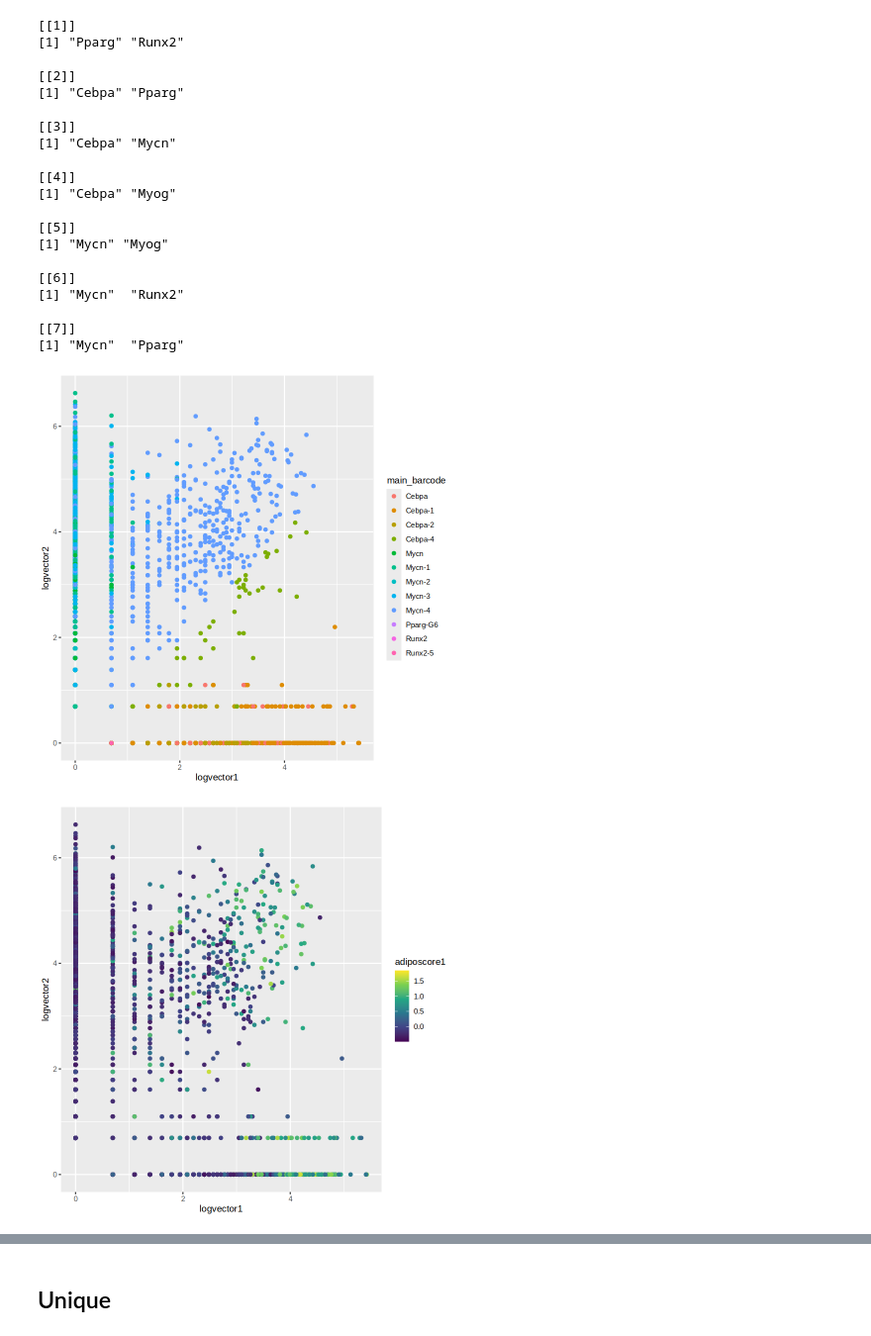
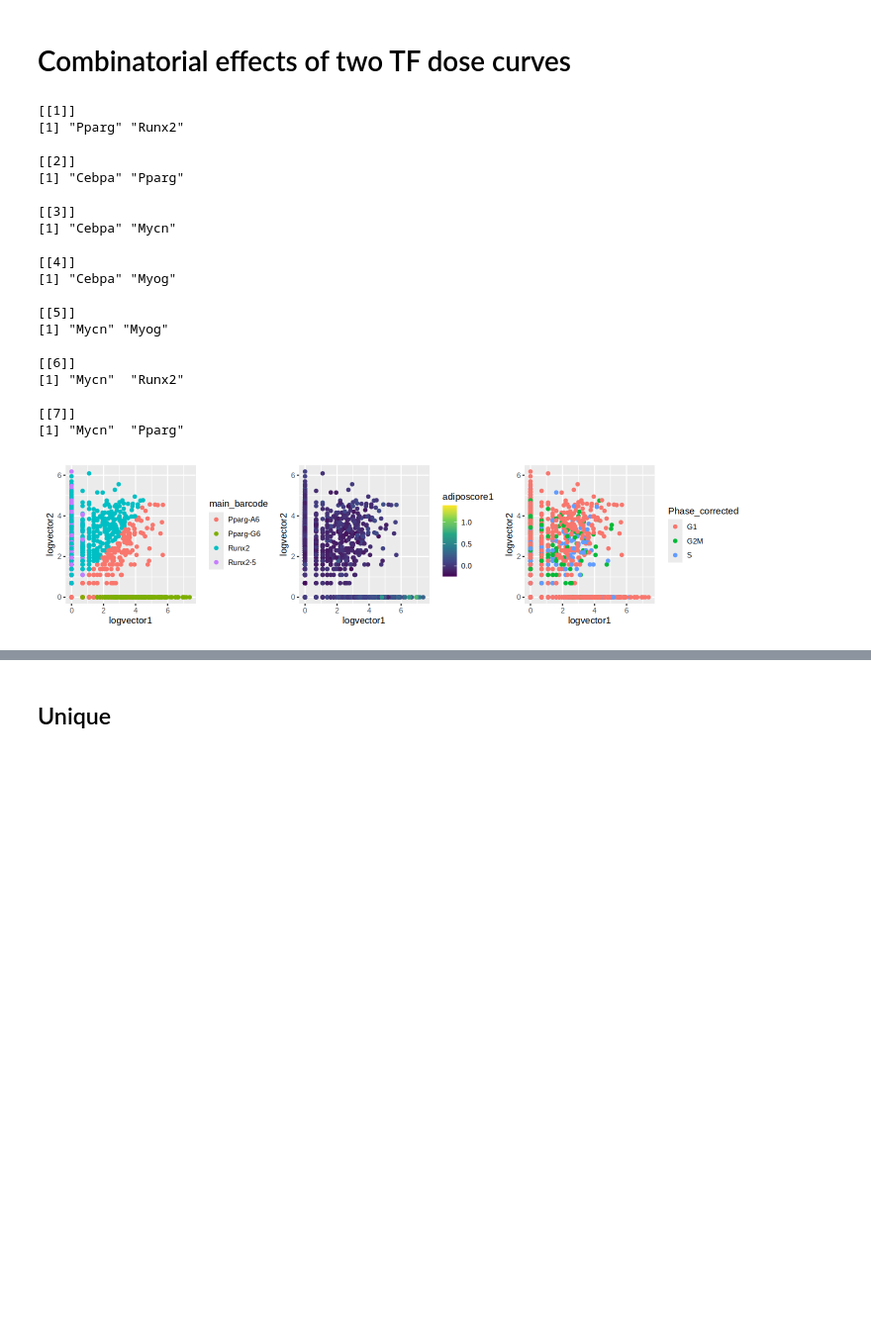
Before and after one commit to DeplanckeLab/TF-seq, a Jupyter notebook: code/ZZ_Combinations/3-pairwise_dosage.ipynb, the cells around one changed output, grey strips where cells are left out. Shown at 99% size. Cells and saved outputs as stored; diff of their text form; code cells hidden in the pictures; blank space fills up the shorter version.

Commit message:
Update combinatorial dose effect script

```diff
--- a/code/ZZ_Combinations/3-pairwise_dosage.ipynb
+++ b/code/ZZ_Combinations/3-pairwise_dosage.ipynb
@@ -1 +1,3 @@
+# %% [markdown]
+# Combinatorial effects of two TF dose curves
 # %%
@@ -20,65 +44,44 @@ seu_diffexps <- read_rds(file.path(output_folder, "seu_diffexps.rds"))
 # %%
-## Look at diffexp of single combination
-plot_folder <- file.path(getwd(), "output")
-dir.create(plot_folder, showWarnings = FALSE, recursive = TRUE)
-
-heatmap_folder <- file.path(getwd(), "singletf_interaction", "heatmaps")
-dir.create(heatmap_folder, showWarnings = FALSE, recursive = TRUE)
-
-theme_heatmap <- function(plot, combination, legend = TRUE){
-  plot <- plot +
-    coord_fixed() +
-    theme_minimal() +
-    theme(panel.grid.major = element_blank(), panel.grid.minor = element_blank(),
-          axis.text.x = element_text(angle = 90, vjust = 0.5, hjust=1)) +
-    ggtitle(paste0(toupper(combination[[1]]), "+", toupper(combination[[2]]))) +
-    theme(legend.position = "none") +
-    theme(axis.text.x = element_text(angle = 90, vjust = 0.5, hjust=1)) +
-    theme_classic() +
-    theme(
-      title = element_text(size = 8),
-      axis.text = element_text(size = 7),
-      axis.title = element_text(size = 8),
-    )
-  if (!legend) {
-    plot <- plot + theme(legend.position="none")
-  }
-  plot
-}
-
-## Plot dosages and barcodes
 combinations
 
-combination_ix <- 3
+source("functions-combinations.R")
+
+combination_ix <- 1
 combination <- combinations[[combination_ix]]
 seu_diffexp <- seu_diffexps[[combination_ix]]
 
 plotdata <- seu_diffexp@meta.data
 plotdata$main_barcode <- rownames(seu_diffexp@assays$bcumi@counts)[apply(seu_diffexp@assays$bcumi@counts, 2, which.max)]
 
-ggplot(plotdata, aes(logvector1, logvector2)) + geom_point(aes(colour = main_barcode))
-ggplot(plotdata, aes(logvector1, logvector2)) + geom_point(aes(colour = adiposcore1)) + scale_colour_viridis_c()
-ggplot(plotdata, aes(logvector1, logvector2)) + geom_point(aes(colour = Phase_corrected))
+options(repr.plot.width = 12, repr.plot.height = 3)
+plots <- (ggplot(plotdata, aes(logvector1, logvector2)) + geom_point(aes(colour = main_barcode))
+    ) + (
+
+    ggplot(plotdata, aes(logvector1, logvector2)) + geom_point(aes(colour = adiposcore1)) + scale_colour_viridis_c()
+    ) + (
+
+    ggplot(plotdata, aes(logvector1, logvector2)) + geom_point(aes(colour = Phase_corrected))
+    )
+plots
 # %% [output]
 [[1]]
 [1] "Pparg" "Runx2"
 
 [[2]]
 [1] "Cebpa" "Pparg"
 
 [[3]]
 [1] "Cebpa" "Mycn"
 
 [[4]]
 [1] "Cebpa" "Myog"
 
 [[5]]
 [1] "Mycn" "Myog"
 
 [[6]]
 [1] "Mycn"  "Runx2"
 
 [[7]]
 [1] "Mycn"  "Pparg"
-[figure, old version]
+[figure, new version]
-[figure, removed]
```
Also changed, not shown: parts of 14 cells of this notebook.
